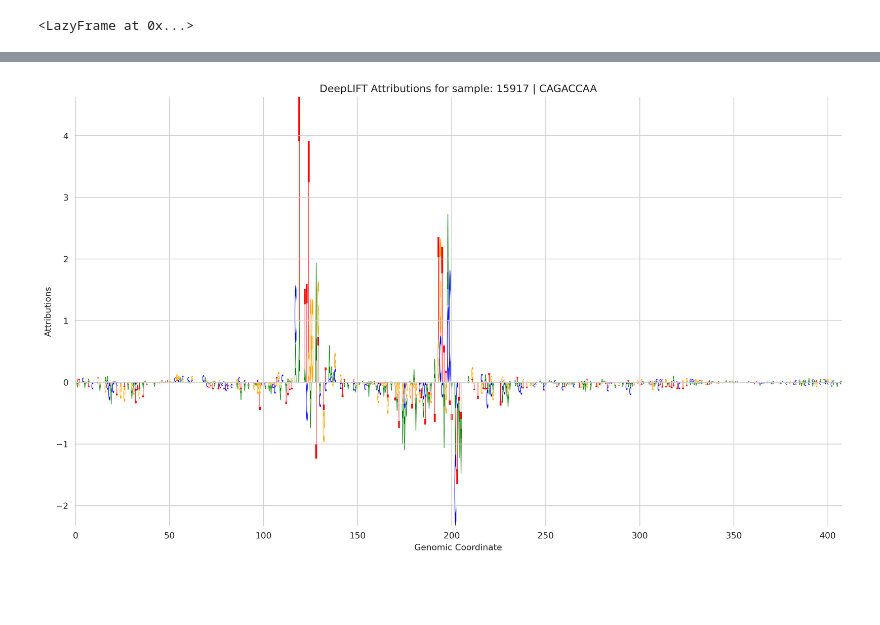
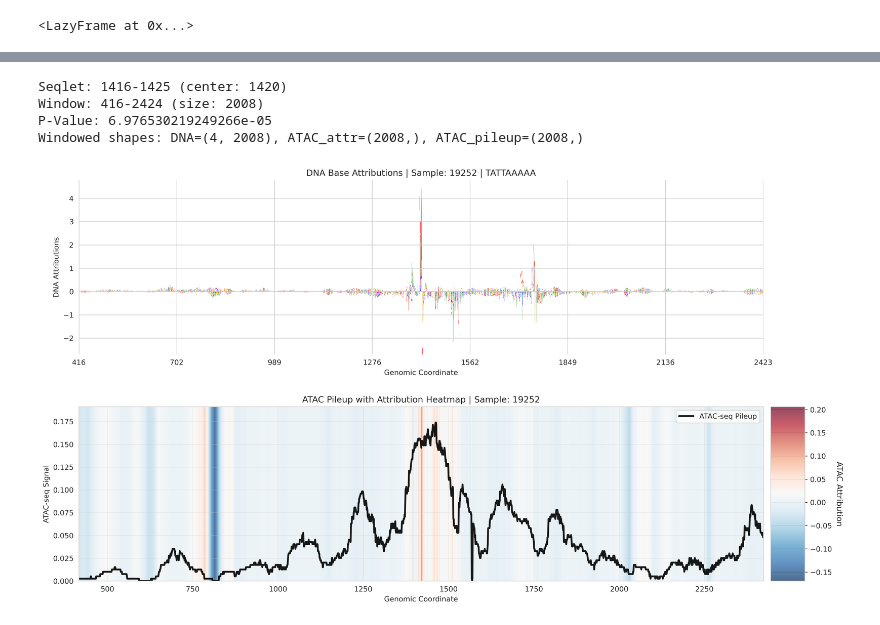
Before and after one commit to wejarrard/tf-binding, a Jupyter notebook: src/analysis/interpretability/interpretability_with_atac.ipynb, the cells around one changed output, grey strips where cells are left out. Cells and saved outputs as stored; diff of their text form; code cells hidden in the pictures; blank space fills up the shorter version.

```diff
--- a/src/analysis/interpretability/interpretability_with_atac.ipynb
+++ b/src/analysis/interpretability/interpretability_with_atac.ipynb
@@ -645,4 +579,8 @@ filtered_seqlets
-# %%
-plot_seqlet(seqlets, attrs_list, sample_rank=1341, context_size=200)
-# %% [output]
-[figure, removed]
+# %%
+plot_seqlet_with_atac(seqlets, attrs_list,atac_attribution_list=atac_attribution_list, atac_pileup_list=atac_pileup_list, sample_rank=567, context_size=1000)
+# %% [output]
+Seqlet: 1416-1425 (center: 1420)
+Window: 416-2424 (size: 2008)
+P-Value: 6.976530219249266e-05
+Windowed shapes: DNA=(4, 2008), ATAC_attr=(2008,), ATAC_pileup=(2008,)
+[figure, added]
```
Also changed, not shown: parts of 11 cells of this notebook, 2 other files.
